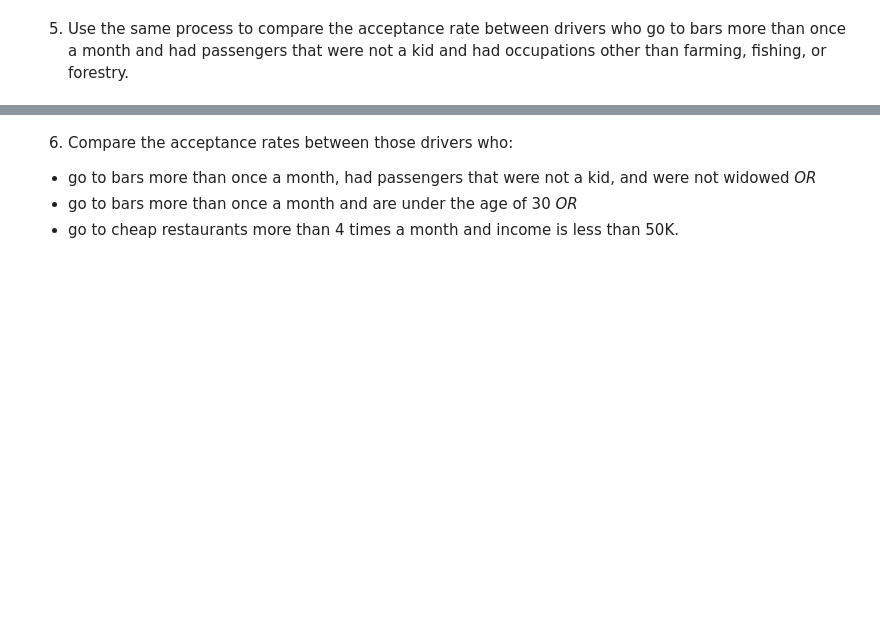
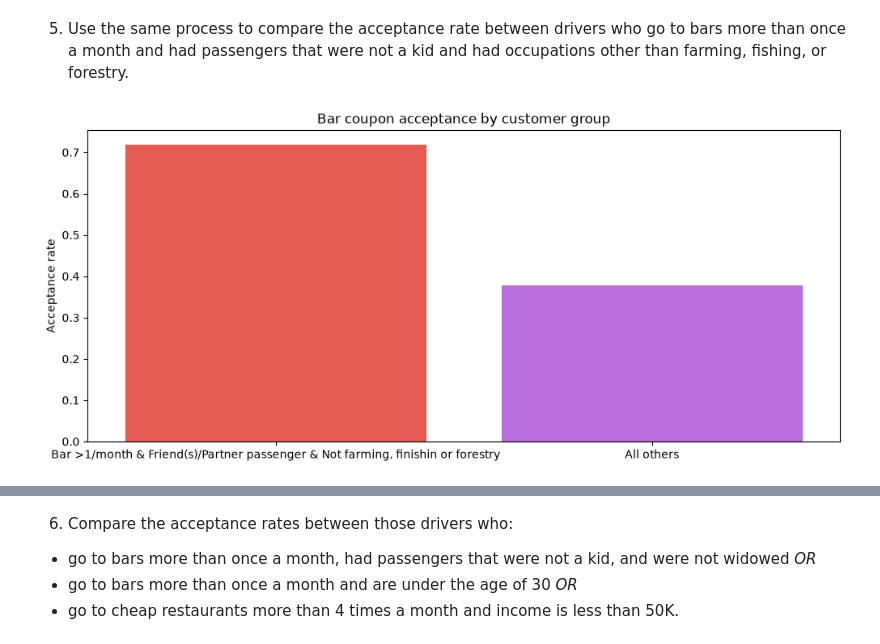
Before and after one commit to mvin-odissey/coupon-acceptance-analysis, a Jupyter notebook: prompt.ipynb, the cells around one changed output, grey strips where cells are left out. Cells and saved outputs as stored; diff of their text form; code cells hidden in the pictures; blank space fills up the shorter version.

```diff
--- a/prompt.ipynb
+++ b/prompt.ipynb
@@ -551,2 +634,37 @@ Now, we will lead you through an exploration of just the bar related coupons.
 # %% [markdown]
 5. Use the same process to compare the acceptance rate between drivers who go to bars more than once a month and had passengers that were not a kid and had occupations other than farming, fishing, or forestry.
+# %%
+condition = (
+    bar_known["Bar"].isin(["1~3", "4~8", "gt8"])
+    & bar_known["passanger"].isin(["Friend(s)", "Partner"])
+    & (bar_known["occupation"] != "Farming Fishing & Forestry")
+)
+
+drivers_passenger_notfarming = bar_known[condition]
+other = bar_known[~condition]
+
+drivers_passenger_notfarming_acceptance = drivers_passenger_notfarming["Y"].mean()
+other_acceptance = other["Y"].mean()
+
+acceptance_comparison = pd.DataFrame({
+    "Group": ["Bar >1/month & Friend(s)/Partner passenger & Not farming, finishin or forestry", "All others"],
+    "Acceptance rate": [drivers_passenger_notfarming_acceptance, other_acceptance]
+})
+
+plt.figure(figsize=(12, 5))
+
+sns.barplot(
+    data=acceptance_comparison,
+    x="Group",
+    y="Acceptance rate",
+    hue="Group",
+    palette=colors[:2]
+)
+
+plt.title("Bar coupon acceptance by customer group")
+plt.ylabel("Acceptance rate")
+plt.xlabel("")
+
+plt.show()
+# %% [output]
+[figure, added]
```
Also changed, not shown: parts of 11 cells of this notebook.
